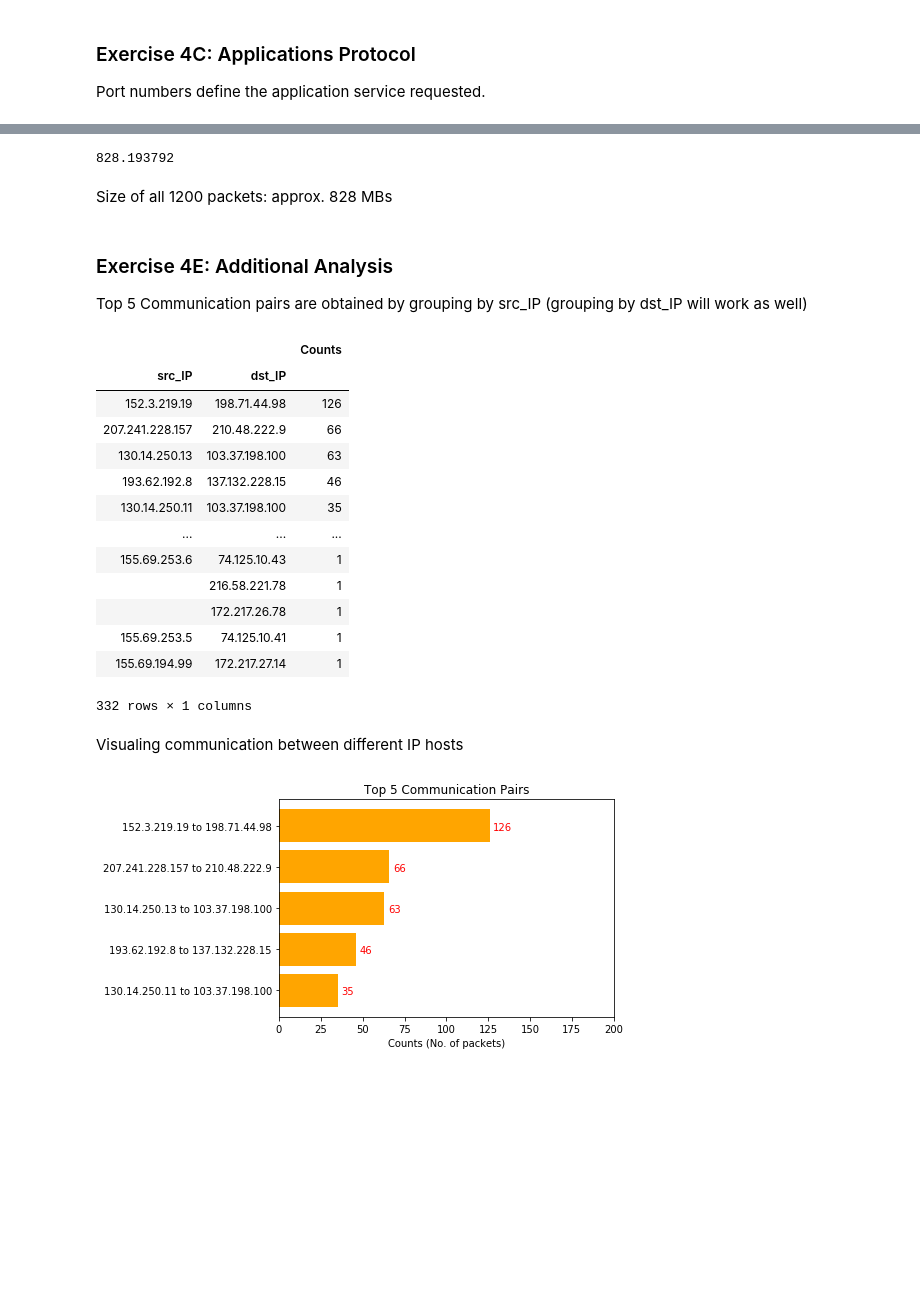
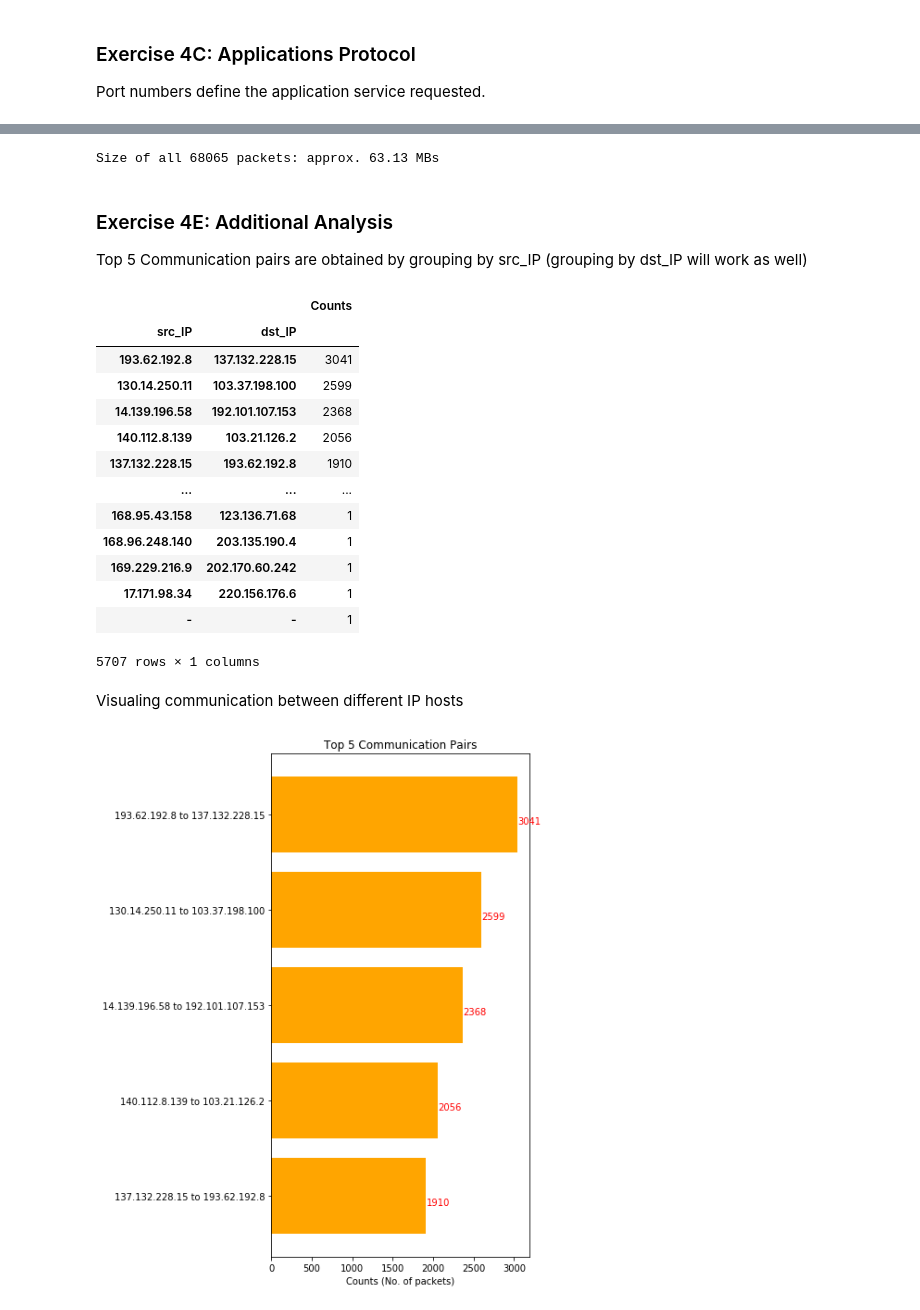
Before and after one commit to nigelawj/CZ3006, a Jupyter notebook: lab4/lab4.ipynb, the cells around one changed output, grey strips where cells are left out. Drawn from its saved outputs; the diff is of its cells as text; code cells hidden in the pictures; blank space fills up the shorter version.

```diff
--- a/lab4/lab4.ipynb
+++ b/lab4/lab4.ipynb
@@ -10,7 +10,7 @@ import matplotlib.pyplot as plt
 # %% [markdown]
 ### Reading in dataframe
 # %%
-file = 'test_SFlow_data.csv' # Replace file with csv filepath
+file = 'SFlow_Data_1.csv.csv' # Replace file with csv filepath
 df = pd.read_csv(file, header=None)
 df.info()
 # %% [output]
@@ -63,0 +58,4 @@ df.head()
+# %%
+# Only include entries of type FLOW
+df = df[df['type'] == 'FLOW'].reset_index()
+df.head()
@@ -186,6 +175,0 @@ Using the packet sizes of all 1200 packets, we can calculate the total traffic i
-# %%
-(df['packet_size'].sum())/(10**6)
-# %% [output]
-828.193792
-# %% [markdown]
-Size of all 1200 packets: approx. 828 MBs
@@ -192,3 +178,7 @@ Size of all 1200 packets: approx. 828 MBs
+# %%
+print('Size of all {0} packets: approx. {1:.2f} MBs'.format(len(ex4d), (ex4d.sum())/(2**20))) # Convert to MegaBytes
+# %% [output]
+Size of all 68065 packets: approx. 63.13 MBs
 # %% [markdown]
 ### Exercise 4E: Additional Analysis
 
@@ -200,37 +190,36 @@ ex4e
 # %% [output]
 |  |  | Counts |
 | src_IP | dst_IP |  |
-| 152.3.219.19 | 198.71.44.98 | 126 |
-| 207.241.228.157 | 210.48.222.9 | 66 |
-| 130.14.250.13 | 103.37.198.100 | 63 |
-| 193.62.192.8 | 137.132.228.15 | 46 |
-| 130.14.250.11 | 103.37.198.100 | 35 |
+| 193.62.192.8 | 137.132.228.15 | 3041 |
+| 130.14.250.11 | 103.37.198.100 | 2599 |
+| 14.139.196.58 | 192.101.107.153 | 2368 |
+| 140.112.8.139 | 103.21.126.2 | 2056 |
+| 137.132.228.15 | 193.62.192.8 | 1910 |
 | ... | ... | ... |
-| 155.69.253.6 | 74.125.10.43 | 1 |
-|  | 216.58.221.78 | 1 |
-|  | 172.217.26.78 | 1 |
-| 155.69.253.5 | 74.125.10.41 | 1 |
-| 155.69.194.99 | 172.217.27.14 | 1 |
+| 168.95.43.158 | 123.136.71.68 | 1 |
+| 168.96.248.140 | 203.135.190.4 | 1 |
+| 169.229.216.9 | 202.170.60.242 | 1 |
+| 17.171.98.34 | 220.156.176.6 | 1 |
+| - | - | 1 |
-332 rows × 1 columns
+5707 rows × 1 columns
 # %% [markdown]
 Visualing communication between different IP hosts
 # %%
-fig, ax = plt.subplots()
+fig, ax = plt.subplots(figsize=(5,10))
 labels = [i[0] + " to " + i[1] for i in ex4e.head(5).index]
 values = [v for v in ex4e.head(5).Counts]
 index = np.arange(len(values))
 
 ax.barh(index, values, align="center", color='orange')
 ax.set_yticks(index)
 ax.set_yticklabels(labels)
 ax.set_xlabel("Counts (No. of packets)")
 ax.set_title("Top 5 Communication Pairs")
 
 # Annotate
 for i, v in enumerate(values):
     ax.text(v+2, i+0.1, str(v), color='red')
 
 ax.invert_yaxis() # Invert to show highest count on top
-ax.set_xlim(right=200);
 # %% [output]
-[figure, old version]
+[figure, new version]
```
Also changed, not shown: parts of 20 cells of this notebook, 11 other files.
